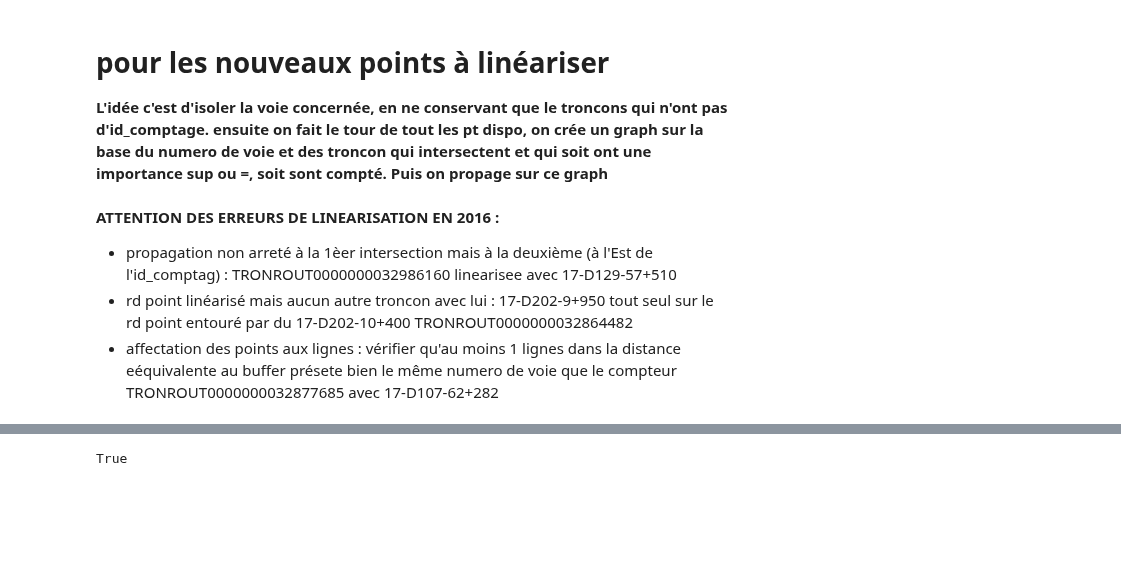
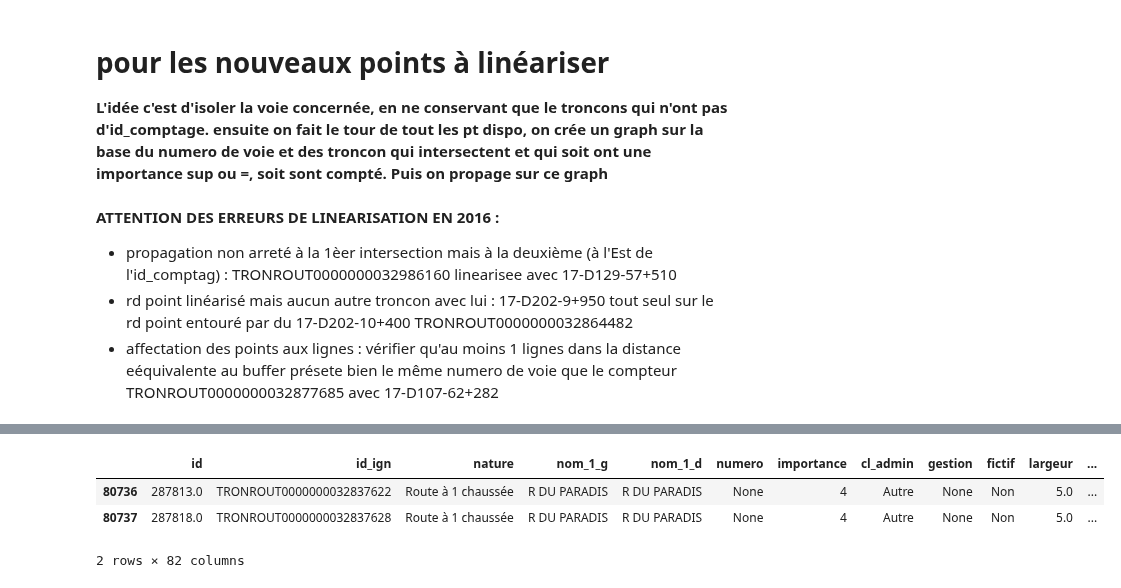
Before and after one commit to nantodevison/otv, a Jupyter notebook: otv/Transfert_Donnees/linearisation.ipynb, the cells around one changed output, grey strips where cells are left out. Cells and saved outputs as stored; diff of their text form; code cells hidden in the pictures; blank space fills up the shorter version.

```diff
--- a/otv/Transfert_Donnees/linearisation.ipynb
+++ b/otv/Transfert_Donnees/linearisation.ipynb
@@ -28,12 +31,12 @@ Réutiliser les comptages importés grace au Notebooj Import_trafics (chap cd17)
 # %%
 #import des données de troncon elem (à modifier par imporft depuis Bdd quand le transfert vers Bdd en sortie d'agreg_troncon sera calé) et
 #si besoin jointure avec les données de trafic
-gdf_traf=gp.read_file(r'C:\Users\martin.schoreisz\Documents\AffairesEnCours\OTV\17\temp_linearisation\troncelem2019_Bdt17_ed19_l.shp')
-gdf_lin=gp.read_file(r'C:\Users\martin.schoreisz\Documents\AffairesEnCours\OTV\17\temp_linearisation\traf2019_bdt17_ed19_l.shp')
+gdf_traf=gp.read_file(r'D:\Boulot\AffairesEnCours\OTV\17\temp_linearisation\troncelem2019_Bdt17_ed19_l.shp')
+gdf_lin=gp.read_file(r'D:\Boulot\AffairesEnCours\OTV\17\temp_linearisation\traf2019_bdt17_ed19_l.shp')
 gdf_traf=gdf_lin.merge(gdf_traf[['id_ign', 'idtronc']], on='id_ign')
 # %%
 #import des points de comptages depuis la Bdd
-with ct.ConnexionBdd('local_otv_boulot') as c :
+with ct.ConnexionBdd('local_otv_gti', localisation='maison') as c :
     rqt="select * from comptage.na_2010_2019_p where dep='17' and geom is not null and type_poste='ponctuel'"
     gdf_pt_cpt = gp.read_postgis(rqt, c.connexionPsy)
 #mise en forme attributs
@@ -313,5 +316,5 @@ TRONROUT0000000032877685 avec 17-D107-62+282
 # %%
 #%reset_selective -f df_linearisee_fin_glob
 
-#on ne garde que les points relatif à leur voie
-gdf_creation_idcpt_ok=gdf_creation_idcpt.loc[gdf_creation_idcpt.apply(lambda x : x['numero']==x['id_cpt_pt'].split('-')[1],axis=1)].copy()
+#on ne garde que les points relatif à leur voie pour les départementale ou nationale ou autoroute
+gdf_creation_idcpt_ok=gdf_creation_idcpt.loc[gdf_creation_idcpt.apply(lambda x : x['numero']==x['id_cpt_pt'].split('-')[1] if x['id_cpt_pt'][:2]=='17' else True,axis=1)].copy()
@@ -530,4 +510,11 @@ gdf_lin.merge(df_linearisee_fin_glob.rename_axis('id_ign').reset_index(), on='id
-# %%
-'17-D129E2-2+635' in gdf_creation_idcpt_ok.id_cpt_pt.unique()
-# %% [output]
-True
+# %%
+communes=gdf_traf.loc[gdf_traf.id_ign.isin(df_lgn_proche_cpt.id_ign.tolist())].inseecom_g.tolist()+gdf_traf.loc[gdf_traf.id_ign.isin(df_lgn_proche_cpt.id_ign.tolist())].inseecom_d.tolist()
+# %%
+gdf_traf.loc[(gdf_traf.nom_1_g.isin(filter(lambda x : not pd.isnull(x),gdf_traf.loc[gdf_traf.id_ign.isin(gdf_creation_idcpt_ok.loc[gdf_creation_idcpt_ok.id_cpt_pt=='LaRoch-r du paradis--1.1089;46.1976']
+                                                                                               .id_ign.tolist())].nom_1_g.tolist())))
+            & ((gdf_traf.inseecom_g.isin(communes)) | (gdf_traf.inseecom_d.isin(communes)))]
+# %% [output]
+|  | id | id_ign | nature | nom_1_g | nom_1_d | numero | importance | cl_admin | gestion | fictif | largeur | ... |
+| 80736 | 287813.0 | TRONROUT0000000032837622 | Route à 1 chaussée | R DU PARADIS | R DU PARADIS | None | 4 | Autre | None | Non | 5.0 | ... |
+| 80737 | 287818.0 | TRONROUT0000000032837628 | Route à 1 chaussée | R DU PARADIS | R DU PARADIS | None | 4 | Autre | None | Non | 5.0 | ... |
+2 rows × 82 columns
```
Also changed, not shown: parts of 8 cells of this notebook, 2 other files.
